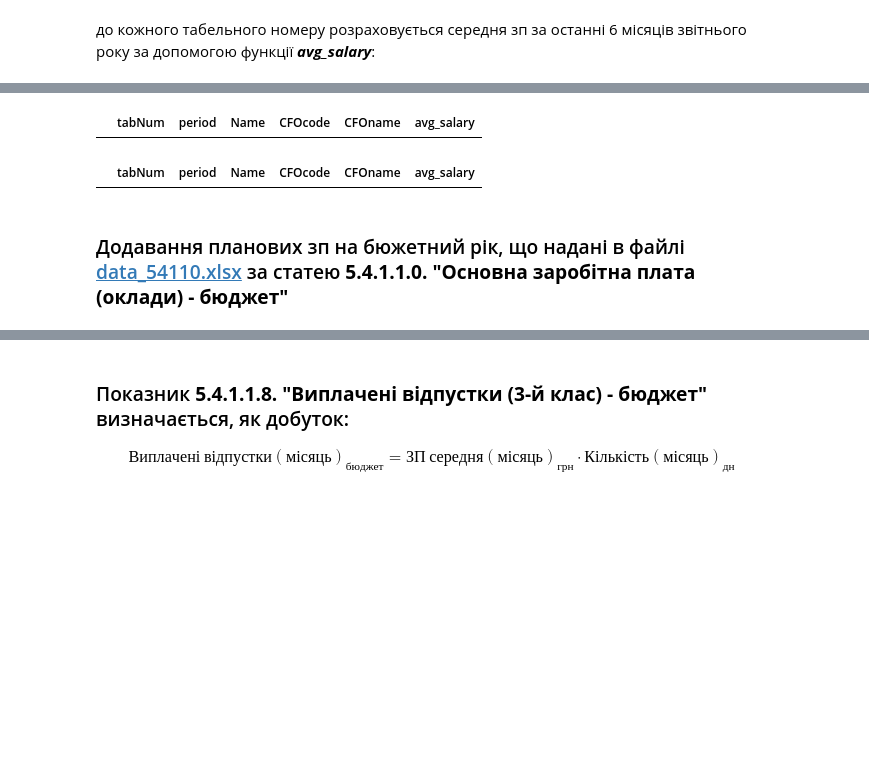
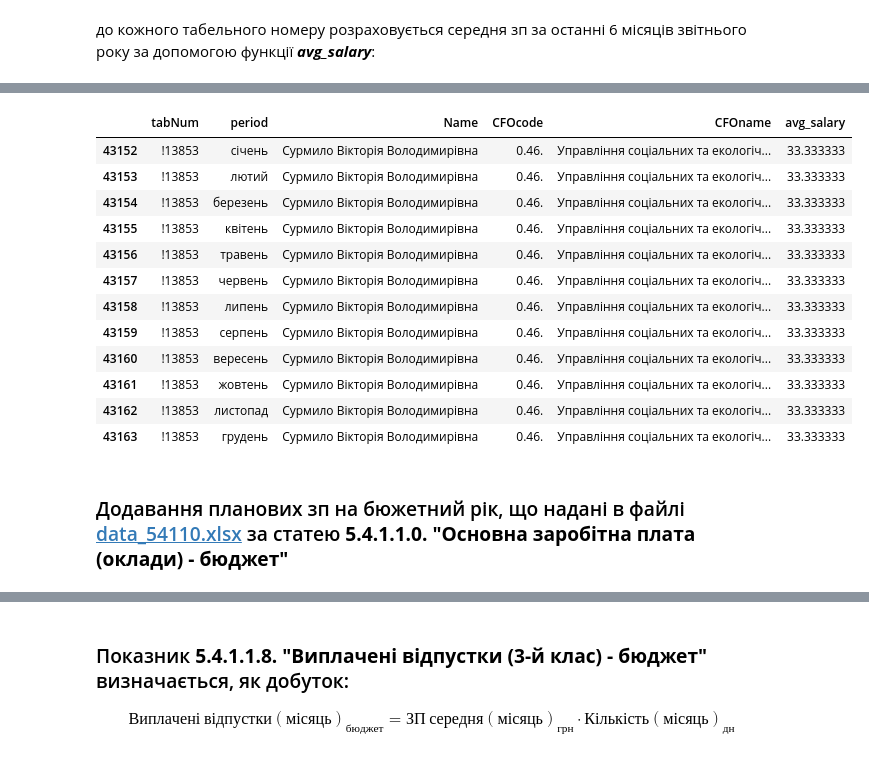
Before and after one commit to MykolaPrykhodko/MykolaPrykhodko, a Jupyter notebook: Денис_Buget_FOP_2023.ipynb, the cells around one changed output, grey strips where cells are left out. Saved outputs shown, nothing was run; the diff lists cells and outputs as text; code cells hidden in the pictures; blank space fills up the shorter version.

```diff
--- a/Денис_Buget_FOP_2023.ipynb
+++ b/Денис_Buget_FOP_2023.ipynb
@@ -33,5 +33,5 @@ path_in ='/content/gdrive/Shareddrives/Фінансовий департаме
 # %% [markdown]
 ### Отримані дані перетворюємо на датафрейм, як дінамічну структуру даних для подальшого доповнення результатами розрахунків (як приклад - в консоль роздруковано перших 20 значень)
 # %%
-df_staff = pd.read_excel(path_in).astype({"tabNum": str}, errors='raise')
-df_staff_for_merge = pd.read_excel(path_in).astype({"tabNum": str}, errors='raise')
+# df_staff = pd.read_excel(path_in).astype({'tabNum': str}, errors='raise')
+df_staff = pd.read_excel(path_in, dtype={'tabNum': str, 'Name': str, 'CFOcode': str, 'CFOname': str})
@@ -60,7 +68,7 @@ def avg_salary(path_in):
     y = 7
     lst = []
     while y <= len(p_3.columns):
-        avg = sum(p_3.iloc[num_tab, x:y])/6
+        avg = sum(p_3.iloc[num_tab, x:y])/180
         lst.append(avg)
         x += 1
         y += 1
@@ -356,15 +457,23 @@ df_staff = pd.merge(df_staff, avg_salary(path_in), how='left', left_on=['tabNum'
 #  заміна пустих значень NaN на 0 по колонці avg_salary
 df_staff['avg_salary'] = df_staff['avg_salary'].fillna(0)
 # %%
-df_staff.loc[df_staff.tabNum == 'вакансия_5']
+df_staff.loc[df_staff['tabNum'] == '!13853']
 # %% [output]
 |  | tabNum | period | Name | CFOcode | CFOname | avg_salary |
+| 43152 | !13853 | січень | Сурмило Вікторія Володимирівна | 0.46. | Управління соціальних та екологіч... | 33.333333 |
+| 43153 | !13853 | лютий | Сурмило Вікторія Володимирівна | 0.46. | Управління соціальних та екологіч... | 33.333333 |
+| 43154 | !13853 | березень | Сурмило Вікторія Володимирівна | 0.46. | Управління соціальних та екологіч... | 33.333333 |
+| 43155 | !13853 | квітень | Сурмило Вікторія Володимирівна | 0.46. | Управління соціальних та екологіч... | 33.333333 |
+| 43156 | !13853 | травень | Сурмило Вікторія Володимирівна | 0.46. | Управління соціальних та екологіч... | 33.333333 |
+| 43157 | !13853 | червень | Сурмило Вікторія Володимирівна | 0.46. | Управління соціальних та екологіч... | 33.333333 |
+| 43158 | !13853 | липень | Сурмило Вікторія Володимирівна | 0.46. | Управління соціальних та екологіч... | 33.333333 |
+| 43159 | !13853 | серпень | Сурмило Вікторія Володимирівна | 0.46. | Управління соціальних та екологіч... | 33.333333 |
+| 43160 | !13853 | вересень | Сурмило Вікторія Володимирівна | 0.46. | Управління соціальних та екологіч... | 33.333333 |
+| 43161 | !13853 | жовтень | Сурмило Вікторія Володимирівна | 0.46. | Управління соціальних та екологіч... | 33.333333 |
+| 43162 | !13853 | листопад | Сурмило Вікторія Володимирівна | 0.46. | Управління соціальних та екологіч... | 33.333333 |
+| 43163 | !13853 | грудень | Сурмило Вікторія Володимирівна | 0.46. | Управління соціальних та екологіч... | 33.333333 |
-# %%
-df_staff.loc[df_staff.tabNum == 'вакансия_6']
-# %% [output]
-|  | tabNum | period | Name | CFOcode | CFOname | avg_salary |
 # %% [markdown]
-### Додавання планових зп на бюжетний рік, що надані в файлі [data_54110.xlsx](https://drive.google.com/drive/folders/175VRXdf4BPkIyLWTLRLhU9K4BLsc3D4I) за статею **5.4.1.1.0. "Основна заробітна плата (оклади) - бюджет"**
+### Додавання планових зп на бюжетний рік, що надані в файлі [data_54110.xlsx](https://docs.google.com/spreadsheets/d/1wmMN12-fZAtHARUrTNq21fODYgDyiwSB/edit?usp=drive_web&ouid=114658159574667661980&rtpof=true) за статею **5.4.1.1.0. "Основна заробітна плата (оклади) - бюджет"**
 # %%
 path_in = '/content/gdrive/Shareddrives/Фінансовий департамент/Управління фінансового планування/Бюджет 2023/Budget FOP/In/data_54110.xlsx'
 # %%
```
Also changed, not shown: parts of 58 cells of this notebook.
